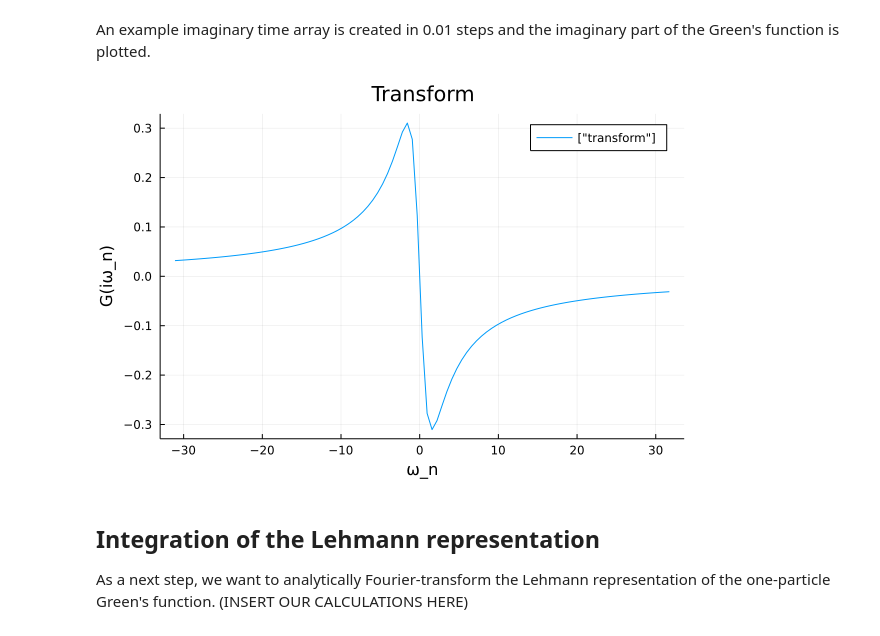
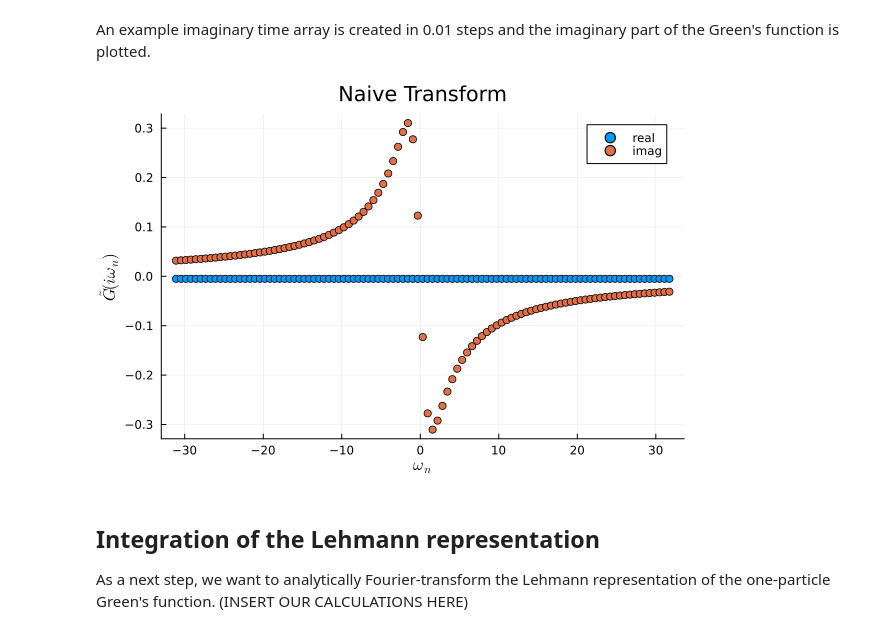
Before and after one commit to SuperMX/HubbardIR, a Jupyter notebook: 2-point Fourier Transform of Green's Functions with Intermediate Representations on Hubbard Models.ipynb, the cells around one changed output. Cells and saved outputs as stored; diff of their text form; code cells hidden in the pictures.

```diff
--- a/2-point Fourier Transform of Green's Functions with Intermediate Representations on Hubbard Models.ipynb
+++ b/2-point Fourier Transform of Green's Functions with Intermediate Representations on Hubbard Models.ipynb
@@ -121,16 +129,19 @@ An example imaginary time array is created in 0.01 steps and the imaginary part
 # %%
 # make delta tau smaller!
 τ_arr = collect(0.:0.01:β-0.01)
 
+transform = (G_AB_transform(A, B, τ_arr, H, β, space, n_max))
 
-transform = imag(G_AB_transform(A, B, τ_arr, H, β, space, n_max))
+transform_real = real(transform)
+transform_imag = imag(transform)
 
-plot(ω,transform,
-    title = "Transform",
-    label = ["transform"],
-    lw = 1, xlabel = "ω_n", ylabel = "G(iω_n)", fmt = :png)
+plot(ω,[transform_real transform_imag],
+    title = "Naive Transform",
+    label = ["real" "imag"],
+    seriestype=:scatter,
+    lw = 1, xlabel = L"ω_n", ylabel = L"\tilde{G}(iω_n)", fmt = :png)
 # %% [output]
-[figure, old version]
+[figure, new version]
 # %%
 #import Arpack
 #ϵ, B = Arpack.eigs(H, nev=2, which=:SR)
```
Also changed, not shown: parts of 36 cells of this notebook.
